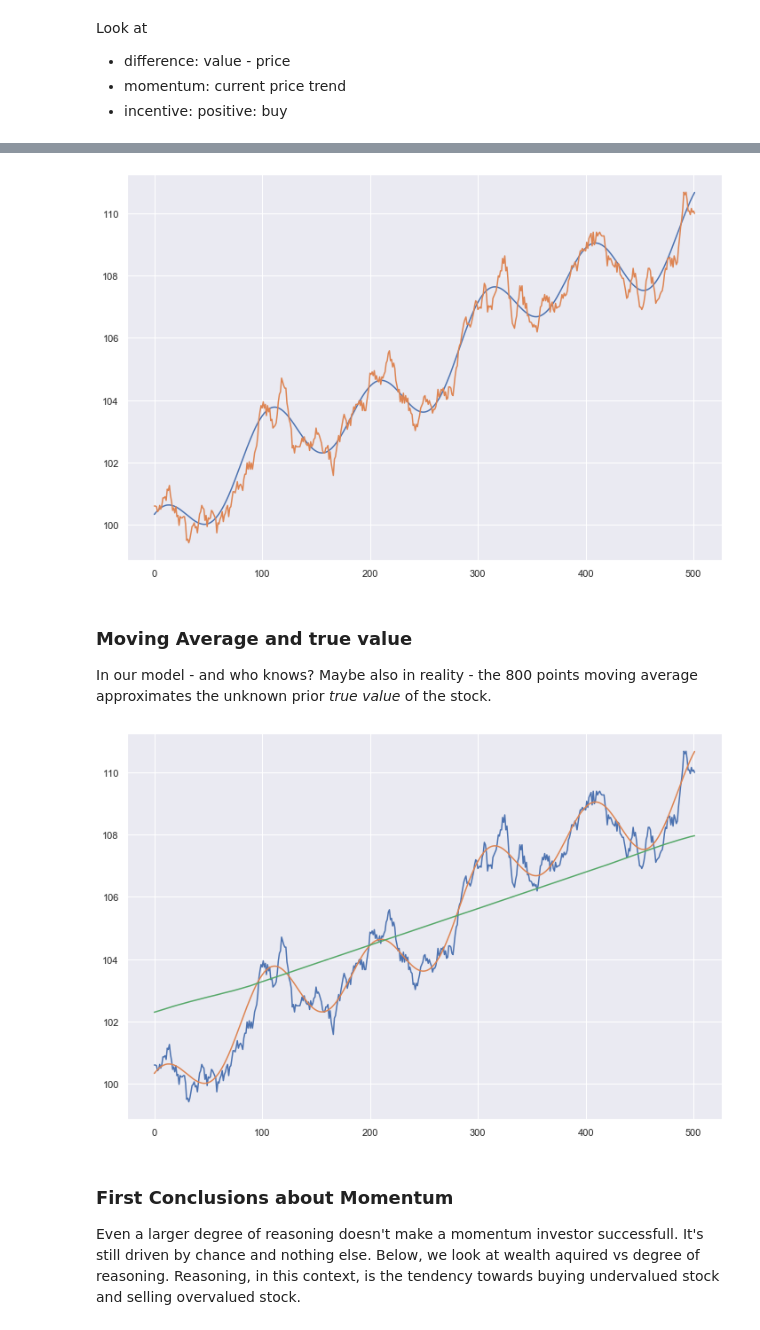
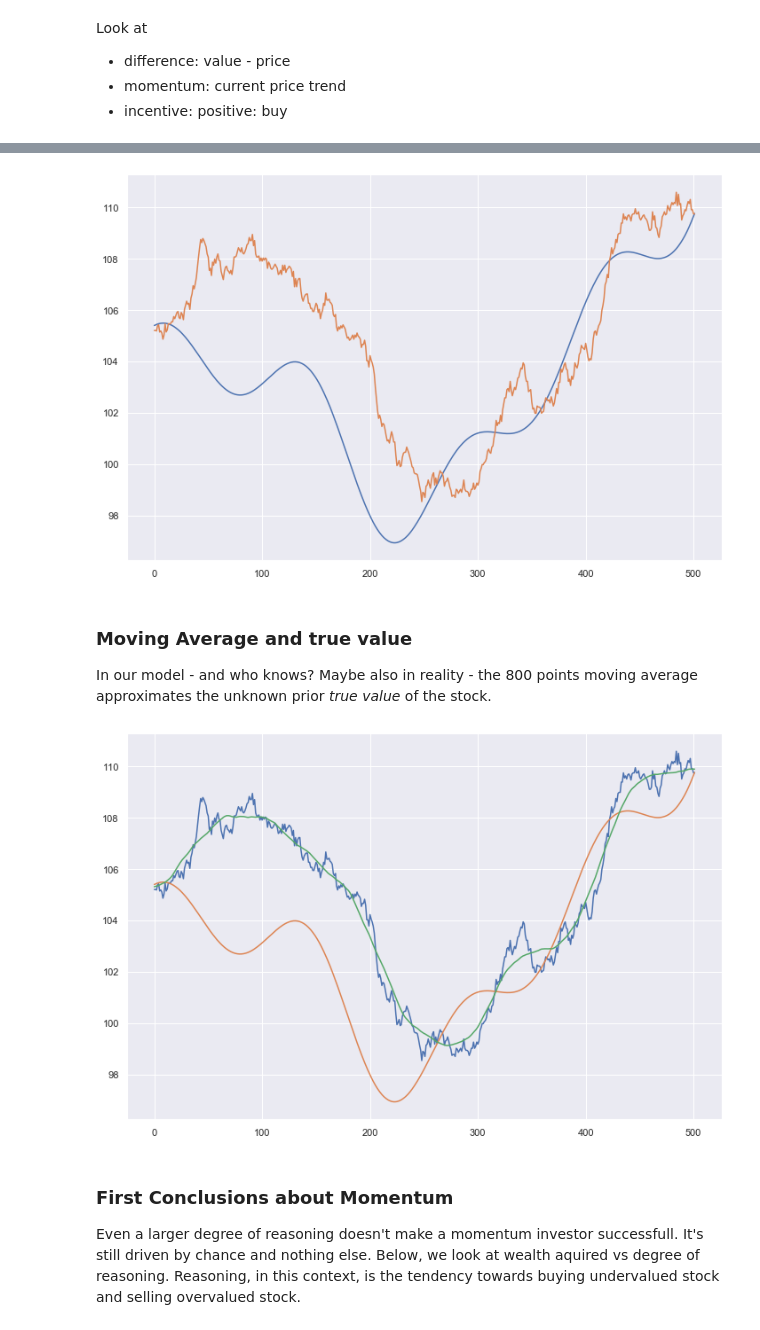
Before and after one commit to smurve/financials, a Jupyter notebook: MarketSimulator.ipynb, the cells around one changed output, grey strips where cells are left out. Drawn from its saved outputs; the diff is of its cells as text; code cells hidden in the pictures.

```diff
--- a/MarketSimulator.ipynb
+++ b/MarketSimulator.ipynb
@@ -20,9 +20,9 @@ Obviously, the *true value* is a prior, not known to anybody. It's here to help
 ## cyclic behaviour with an upwards trend
 def cyclic_upwards(t):
     return (100.0 +
-            np.sin(t/16 + 1.2) +
-            .6*np.sin(t/37 - 1.4) +
-            #.9 * np.sin(t/110.) +
+            1.5 * np.sin(t/22 + 1.2) +
+            1.2*np.sin(t/39 - 1.4) +
+            6.0 * np.cos(t/110. - 100) +
             t/50)
 # %%
 def cyclic_downwards(t):
@@ -39,7 +39,7 @@ from stockmarket import Stock, Bid, Ask, OrderStatus, Market
 # %% [markdown]
 The noise represents uncertainty in the *true value* of the stock
 # %%
-aapl = Stock('AAPL', cyclic_upwards, noise = .3)
-tsla = Stock('TSLA', cyclic_downwards, noise = .9)
+aapl = Stock('AAPL', cyclic_upwards, noise = .9)
+tsla = Stock('TSLA', cyclic_downwards, noise = 1.6)
 aapl.value(t = 2000), tsla.value(t=2000)
 # %% [output]
@@ -237,22 +237,24 @@ v = cyclic_upwards(t)
 sns.lineplot(t, v);
 sns.lineplot(t, p_open);
 # %% [output]
-[figure, old version]
+[figure, new version]
 # %% [markdown]
 ### Moving Average and true value
 In our model - and who knows? Maybe also in reality - the 800 points moving average approximates the unknown prior *true value* of the stock.
 # %%
-extended = np.hstack([np.ones(400)*p_open[0], p_open, np.ones(400)*p_open[-1]])
-N = 800
+N = 50
+extended = np.hstack([np.ones(N//2)*p_open[0], p_open, np.ones(N//2)*p_open[-1]])
+
 weights = np.ones(N) / N
-avg = np.convolve(extended, weights, mode='same')[400:-400]
+avg = np.convolve(extended, weights, mode='same')[N//2:-N//2]
 
+t = np.array(range(len(p_open)))
 sns.set(rc={'figure.figsize':(12.0,8.0)})
 sns.lineplot(t, p_open)
-sns.lineplot(t, cyclic_upwards(t))
+sns.lineplot(t, cyclic_upwards(np.array(t)))
 sns.lineplot(t,avg);
 # %% [output]
-[figure, old version]
+[figure, new version]
 # %% [markdown]
 ### First Conclusions about Momentum
 Even a larger degree of reasoning doesn't make a momentum investor successfull. It's still driven by chance and nothing else. Below, we look at wealth aquired vs degree of reasoning. Reasoning, in this context, is the tendency towards buying undervalued stock and selling overvalued stock.
```
Also changed, not shown: parts of 20 cells of this notebook, 1 other file.
